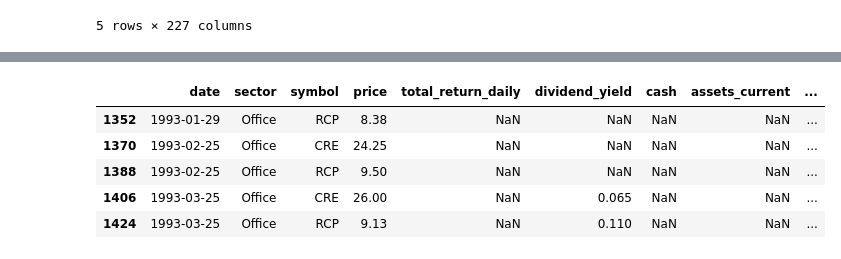
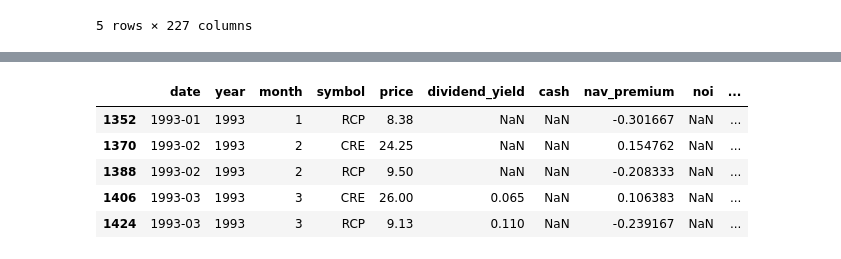
Before and after one commit to ckeith26/REIT_Analysis, a Jupyter notebook: time_series_analysis/REITs Price Prediction.ipynb, the cells around one changed output, grey strips where cells are left out. Saved outputs shown, nothing was run; the diff lists cells and outputs as text; code cells hidden in the pictures.

```diff
--- a/time_series_analysis/REITs Price Prediction.ipynb
+++ b/time_series_analysis/REITs Price Prediction.ipynb
@@ -11,7 +11,7 @@ import matplotlib.pyplot as plt
 from sklearn.preprocessing import StandardScaler
 # %%
 # Read in Green Street data
-df = pd.read_excel('data/Green Street REIT Data.xlsx')
+df = pd.read_excel('Green Street REIT Data.xlsx')
 print(df.shape)
 df.head()
 # %% [output]
@@ -42,3 +26,4 @@ Length: 227, dtype: int64
-# %%
-# Convert date type
-df['date'] = df['date'].astype('datetime64[ns]')
+# %%
+# Convert to datetime
+df['date'] = pd.to_datetime(df['date'], format='%b-%y').dt.to_period('M')
+df['year'], df['month'] = df['date'].dt.year, df['date'].dt.month # our data is monthly frequency
@@ -45,24 +40,26 @@ df['date'] = df['date'].astype('datetime64[ns]')
 # %%
 # Let's drop descriptive features that won't help our model
 drop_list = ['comp_id','sector_id','sector_pm1_id','date_bom','date_bs',
-             'date_eom','date_last_published','date_mrpo','date_price','company','ticker_bb',
+             'date_eom','date_last_published','date_mrpo','date_price','ticker_bb',
              'currency_symbol','sector_abbr','sector_pm1','sector_rt','initial1','initial2']
 
 df_cleaned = df.copy()
 df_cleaned = df_cleaned.drop(drop_list, axis=1)
 # %%
-# Simple model example (office sector)
-testing_vars = ['date','sector','symbol','price','total_return_daily','dividend_yield',
-                'cash','assets_current','liabilities_current','operating_value_re','nav',
-                'nav_premium','noi','noi_economic','capex_reserve','caprate_nominal_implied']
-df_testing = df_cleaned.loc[df_cleaned['sector'] == 'Office']
+# Since we have a very wide dataset, we are going to focus on some features that
+# should impact the sector/performance (utilizing Jonathan's industry knowledge)
+
+testing_vars = ['date','year','month','symbol','price','dividend_yield','cash','nav_premium',
+                'noi','capex_reserve', 'caprate_nominal_implied']
+
+df_testing = df_cleaned.loc[df_cleaned['sector'] == 'Office'] # focus on office sector
 df_testing = df_testing[testing_vars]
 df_testing.head()
 # %% [output]
-|  | date | sector | symbol | price | total_return_daily | dividend_yield | cash | assets_current | ... |
-| 1352 | 1993-01-29 | Office | RCP | 8.38 | NaN | NaN | NaN | NaN | ... |
-| 1370 | 1993-02-25 | Office | CRE | 24.25 | NaN | NaN | NaN | NaN | ... |
-| 1388 | 1993-02-25 | Office | RCP | 9.50 | NaN | NaN | NaN | NaN | ... |
-| 1406 | 1993-03-25 | Office | CRE | 26.00 | NaN | 0.065 | NaN | NaN | ... |
-| 1424 | 1993-03-25 | Office | RCP | 9.13 | NaN | 0.110 | NaN | NaN | ... |
+|  | date | year | month | symbol | price | dividend_yield | cash | nav_premium | noi | ... |
+| 1352 | 1993-01 | 1993 | 1 | RCP | 8.38 | NaN | NaN | -0.301667 | NaN | ... |
+| 1370 | 1993-02 | 1993 | 2 | CRE | 24.25 | NaN | NaN | 0.154762 | NaN | ... |
+| 1388 | 1993-02 | 1993 | 2 | RCP | 9.50 | NaN | NaN | -0.208333 | NaN | ... |
+| 1406 | 1993-03 | 1993 | 3 | CRE | 26.00 | 0.065 | NaN | 0.106383 | NaN | ... |
+| 1424 | 1993-03 | 1993 | 3 | RCP | 9.13 | 0.110 | NaN | -0.239167 | NaN | ... |
 # %%
```
Also changed, not shown: parts of 10 cells of this notebook.
